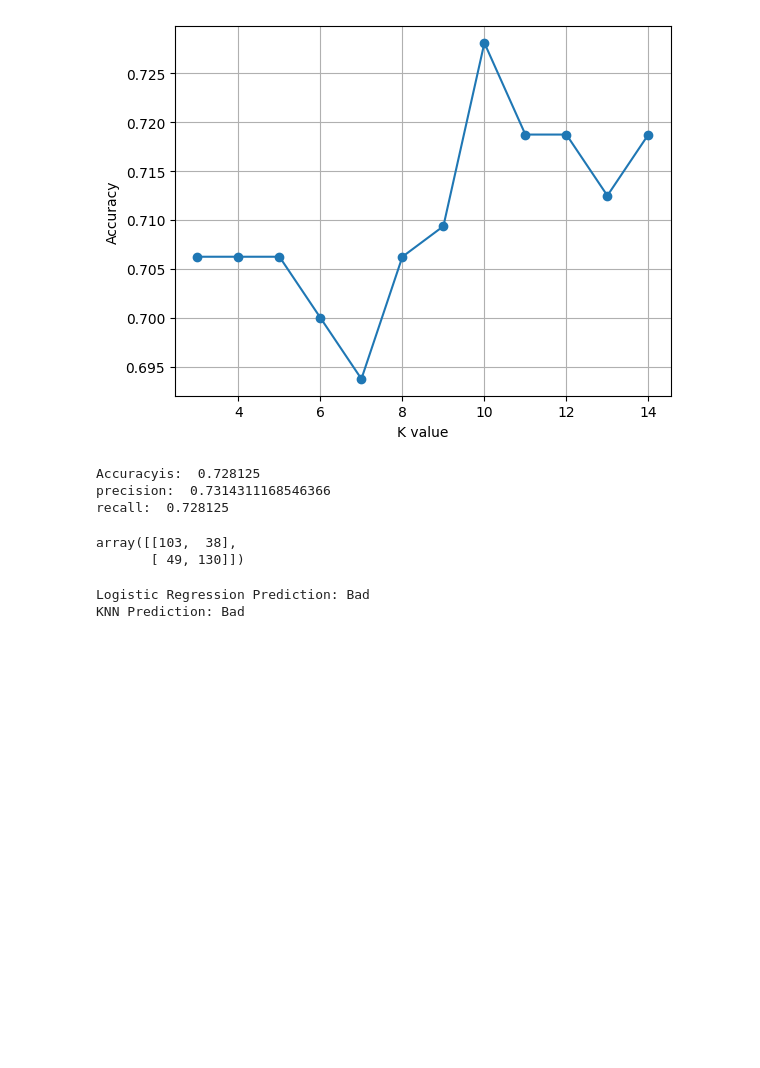
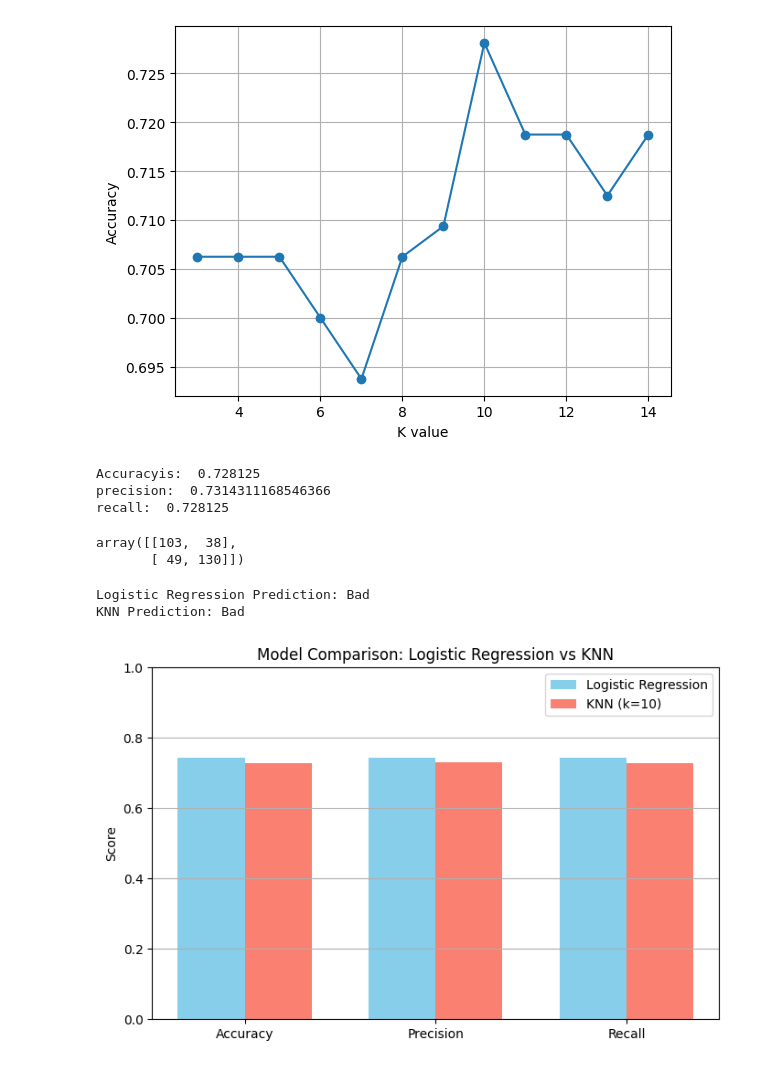
Before and after one commit to neethu2602/DSA_Class_Activities-, a Jupyter notebook: Assignment_NeethuMathew.ipynb, the cells around one changed output. Cells and saved outputs as stored; diff of their text form; code cells hidden in the pictures; blank space fills up the shorter version.

```diff
--- a/Assignment_NeethuMathew.ipynb
+++ b/Assignment_NeethuMathew.ipynb
@@ -140,9 +140,12 @@ logit_model=LogisticRegression(class_weight='balanced', max_iter=1000)
 logit_model.fit(X_train_scaled,y_train)
 y_pred=logit_model.predict(X_test_scaled)
 # %%
-print('Accuracyis: ',accuracy_score(y_test,y_pred))
-print('precision: ',precision_score(y_test,y_pred,average='micro'))
-print('recall: ',recall_score(y_test,y_pred,average='micro'))
+lracc=accuracy_score(y_test,y_pred)
+print('Accuracyis: ',lracc)
+lrpre=precision_score(y_test,y_pred,average='micro')
+print('precision: ',lrpre)
+lrre=recall_score(y_test,y_pred,average='micro')
+print('recall: ',lrre)
 # %% [output]
 Accuracyis:  0.74375
 precision:  0.74375
@@ -178,9 +181,12 @@ classifier = KNeighborsClassifier(n_neighbors=10, metric='minkowski',p=2)
 classifier.fit(X_train_scaled,y_train)
 y_predknn=classifier.predict(X_test_scaled)
 # %%
-print('Accuracyis: ',accuracy_score(y_test,y_predknn))
-print('precision: ',precision_score(y_test,y_predknn,average='weighted'))
-print('recall: ',recall_score(y_test,y_predknn,average='weighted'))
+accknn=accuracy_score(y_test,y_predknn)
+print('Accuracyis: ',accknn)
+preknn=precision_score(y_test,y_predknn,average='weighted')
+print('precision: ',preknn)
+reknn=recall_score(y_test,y_predknn,average='weighted')
+print('recall: ',reknn)
 # %% [output]
 Accuracyis:  0.728125
 precision:  0.7314311168546366
@@ -210,3 +216,26 @@ print("KNN Prediction:", classifier.predict(new_wine_scaled)[0])
 # %% [output]
 Logistic Regression Prediction: Bad
 KNN Prediction: Bad
+# %%
+metrics = ["Accuracy", "Precision", "Recall"]
+values = [
+    [lracc, lrpre, lrre],
+    [accknn, preknn, reknn]
+]
+
+# Plot
+x = range(len(metrics))
+width = 0.35
+
+plt.figure(figsize=(8,5))
+plt.bar([i - width/2 for i in x], values[0], width, label='Logistic Regression', color='skyblue')
+plt.bar([i + width/2 for i in x], values[1], width, label='KNN (k=10)', color='salmon')
+plt.xticks(x, metrics)
+plt.ylim(0,1)
+plt.ylabel("Score")
+plt.title("Model Comparison: Logistic Regression vs KNN")
+plt.legend()
+plt.grid(axis='y')
+plt.show()
+# %% [output]
+[figure, added]
```
